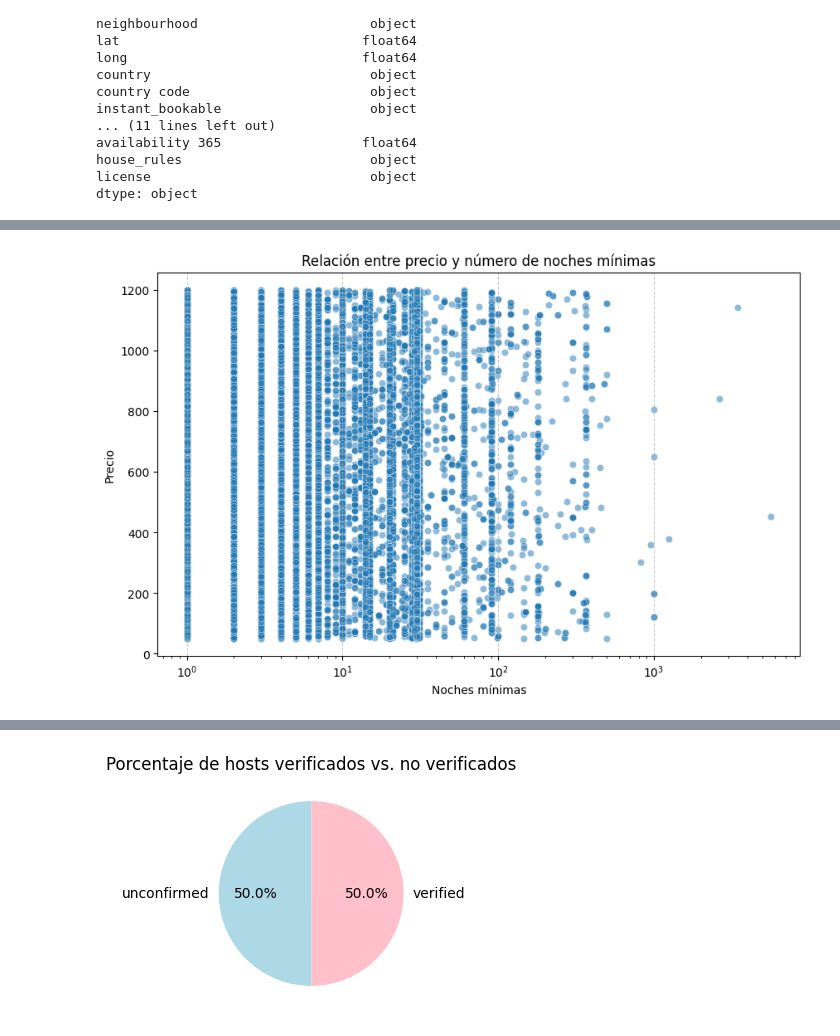
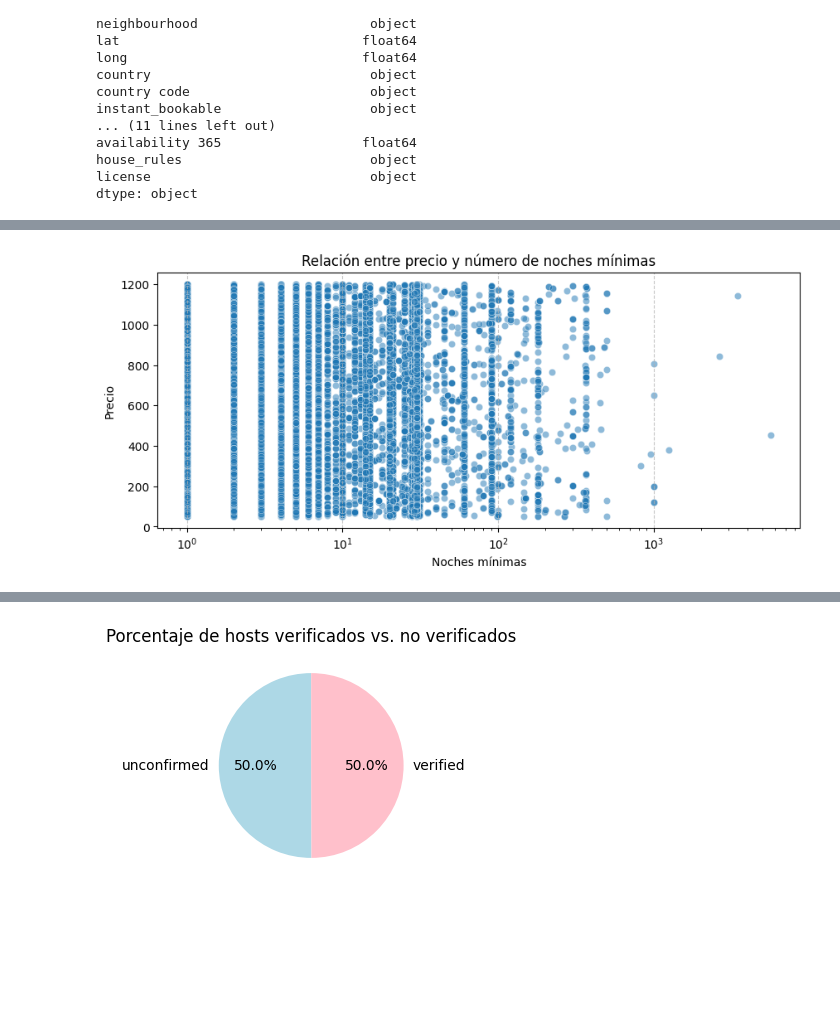
Before and after one commit to Jakcobo/Proyecto_ETL, a Jupyter notebook: Notebooks/002_EDA.ipynb, the cells around one changed output, grey strips where cells are left out. Drawn from its saved outputs; the diff is of its cells as text; code cells hidden in the pictures; blank space fills up the shorter version.

```diff
--- a/Notebooks/002_EDA.ipynb
+++ b/Notebooks/002_EDA.ipynb
@@ -115,12 +135,12 @@ plt.show()
 # %%
-plt.figure(figsize=(10, 6))
+plt.figure(figsize=(10, 4))
 sns.scatterplot(x=df['minimum nights'], y=df['price'].str.replace('$', '').str.replace(',', '').astype(float), alpha=0.5)
 plt.xlabel("Noches mínimas")
 plt.ylabel("Precio")
 plt.title("Relación entre precio y número de noches mínimas")
 plt.xscale("log")  # Escala logarítmica para mejor visualización
 plt.grid(axis='x', linestyle="--", alpha=0.7)
 plt.show()
 # %% [output]
-[figure, old version]
+[figure, new version]
 # %%
```
Also changed, not shown: parts of 8 cells of this notebook, 1 other file.
